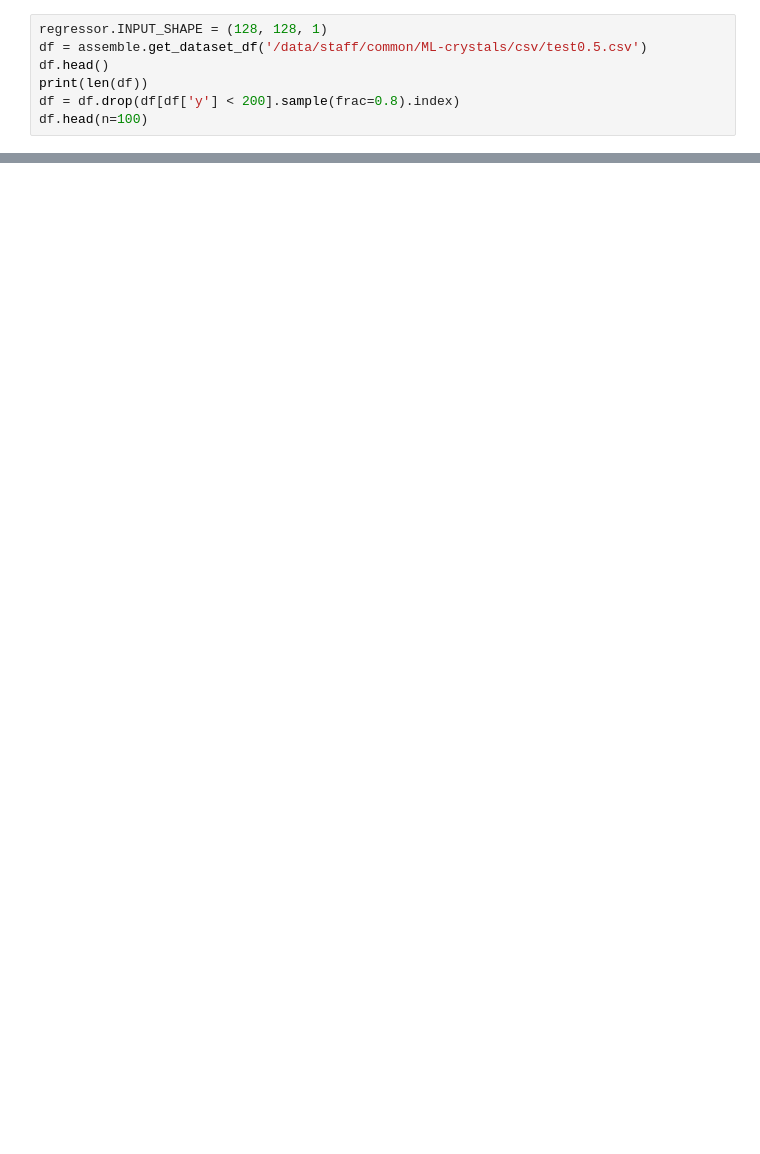
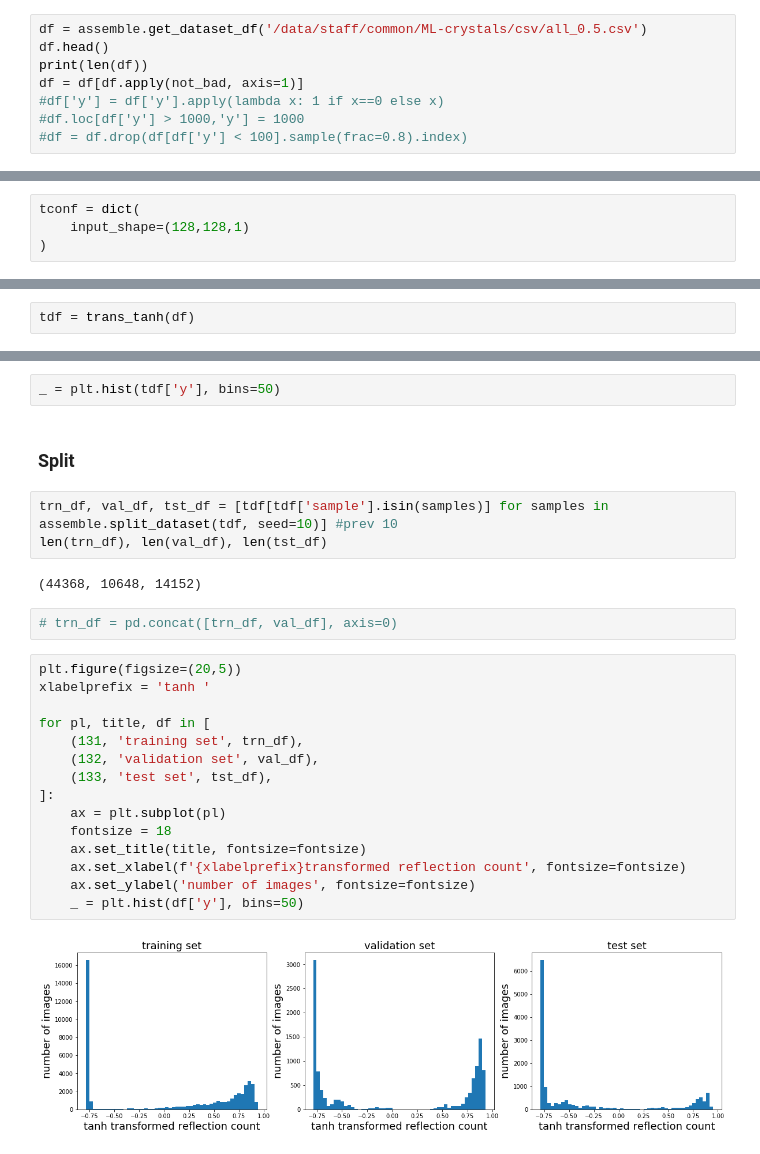
Before and after one commit to voidcase/pewpew, a Jupyter notebook: src/keras.ipynb, the cells around one changed output, grey strips where cells are left out. Saved outputs shown, nothing was run; the diff lists cells and outputs as text; blank space fills up the shorter version.

```diff
--- a/src/keras.ipynb
+++ b/src/keras.ipynb
@@ -123,10 +220,11 @@ Epoch 3/3
 # %%
-regressor.INPUT_SHAPE = (128, 128, 1)
-df = assemble.get_dataset_df('/data/staff/common/ML-crystals/csv/test0.5.csv')
+df = assemble.get_dataset_df('/data/staff/common/ML-crystals/csv/all_0.5.csv')
 df.head()
 print(len(df))
-df = df.drop(df[df['y'] < 200].sample(frac=0.8).index)
-df.head(n=100)
+df = df[df.apply(not_bad, axis=1)]
+#df['y'] = df['y'].apply(lambda x: 1 if x==0 else x)
+#df.loc[df['y'] > 1000,'y'] = 1000
+#df = df.drop(df[df['y'] < 100].sample(frac=0.8).index)
 # %% [output]
 loading meta files
 meta loaded
@@ -176,0 +254,4 @@ Epoch 5/5
+# %%
+tconf = dict(
+    input_shape=(128,128,1)
+)
@@ -176,0 +319,2 @@ Epoch 5/5
+# %%
+tdf = trans_tanh(df)
@@ -176,0 +327,28 @@ Epoch 5/5
+# %%
+_ = plt.hist(tdf['y'], bins=50)
+# %% [markdown]
+### Split
+# %%
+trn_df, val_df, tst_df = [tdf[tdf['sample'].isin(samples)] for samples in assemble.split_dataset(tdf, seed=10)] #prev 10
+len(trn_df), len(val_df), len(tst_df)
+# %% [output]
+(44368, 10648, 14152)
+# %%
+# trn_df = pd.concat([trn_df, val_df], axis=0)
+# %%
+plt.figure(figsize=(20,5))
+xlabelprefix = 'tanh '
+
+for pl, title, df in [
+    (131, 'training set', trn_df),
+    (132, 'validation set', val_df),
+    (133, 'test set', tst_df),
+]:
+    ax = plt.subplot(pl)
+    fontsize = 18
+    ax.set_title(title, fontsize=fontsize)
+    ax.set_xlabel(f'{xlabelprefix}transformed reflection count', fontsize=fontsize)
+    ax.set_ylabel('number of images', fontsize=fontsize)
+    _ = plt.hist(df['y'], bins=50)
+# %% [output]
+[figure, added]
```
Also changed, not shown: parts of 64 cells of this notebook.
